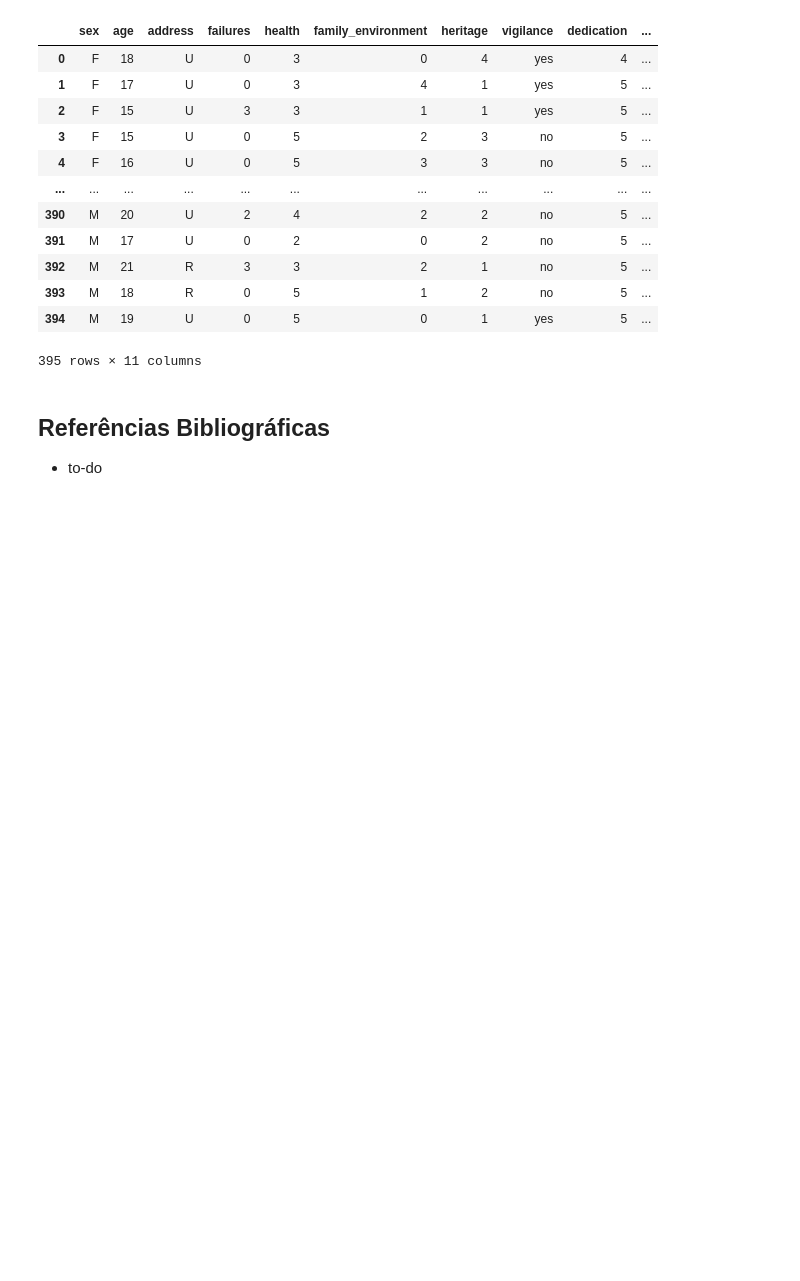
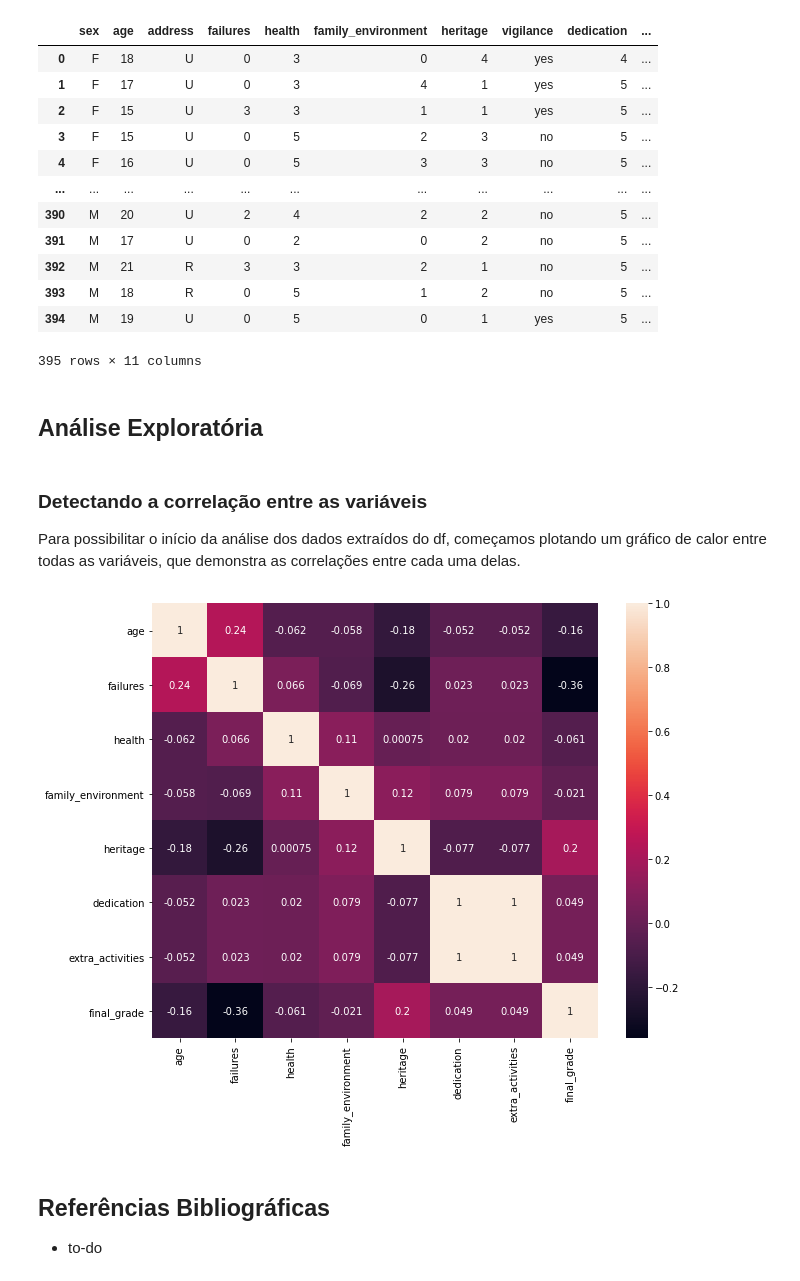
Before and after one commit to G3mha/why-students-fail-school, a Jupyter notebook: Project2.ipynb, the cells around one changed output. Cells and saved outputs as stored; diff of their text form; code cells hidden in the pictures; blank space fills up the shorter version.

```diff
--- a/Project2.ipynb
+++ b/Project2.ipynb
@@ -330,6 +260,19 @@ students
 | 393 | M | 18 | R | 0 | 5 | 1 | 2 | no | 5 | ... |
 | 394 | M | 19 | U | 0 | 5 | 0 | 1 | yes | 5 | ... |
 395 rows × 11 columns
+# %% [markdown]
+## Análise Exploratória
+# %% [markdown]
+### Detectando a correlação entre as variáveis
+
+Para possibilitar o início da análise dos dados extraídos do df, começamos plotando um gráfico de calor entre todas as variáveis, que demonstra as correlações entre cada uma delas.
+# %%
+correlation = students.corr()
+plt.figure(figsize=(10,8))
+sns.heatmap(correlation, annot=True)
+plt.show();
+# %% [output]
+[figure, added]
 # %% [markdown]
 ## Referências Bibliográficas
 
```
Also changed, not shown: parts of 7 cells of this notebook.
